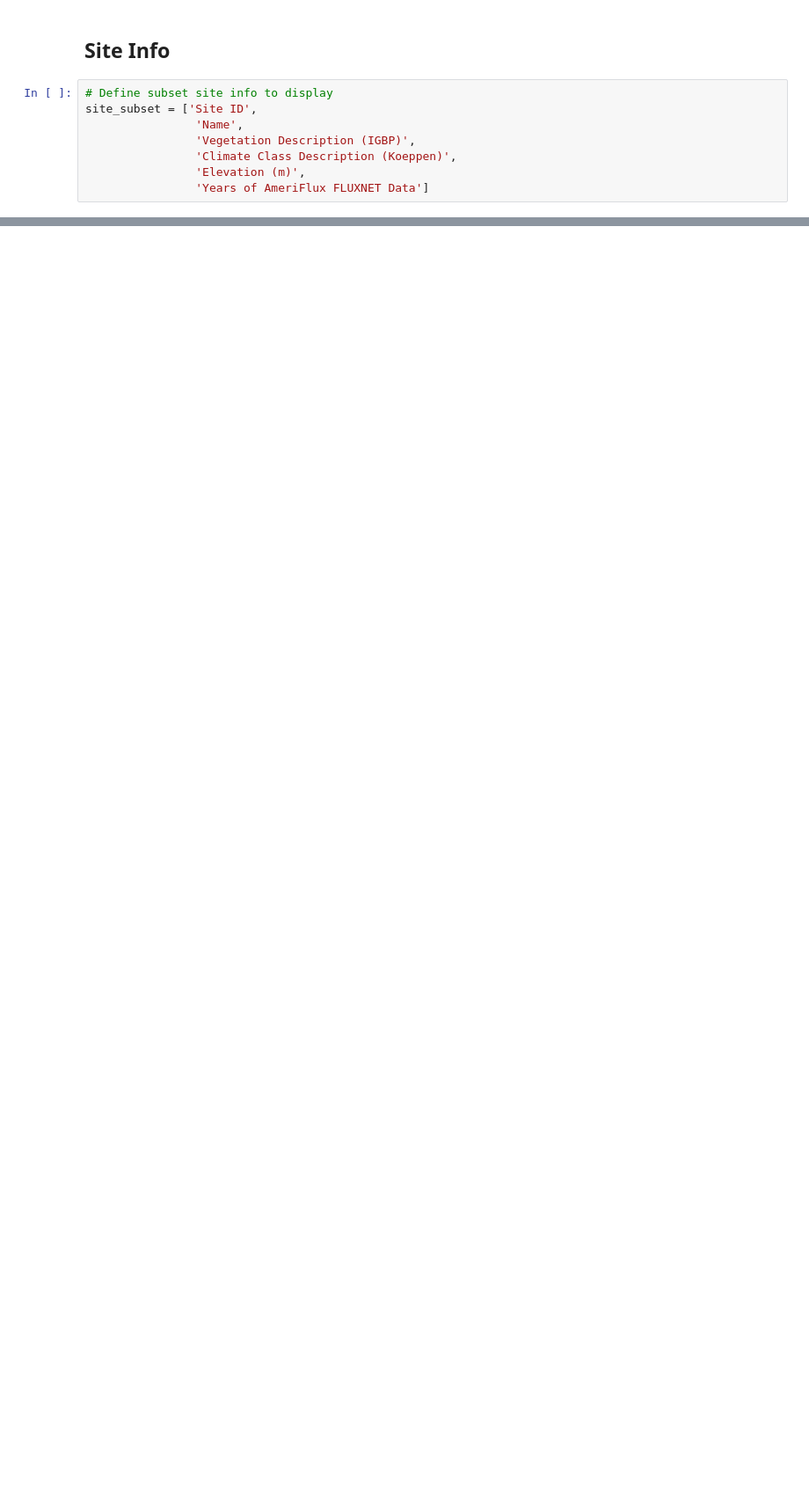
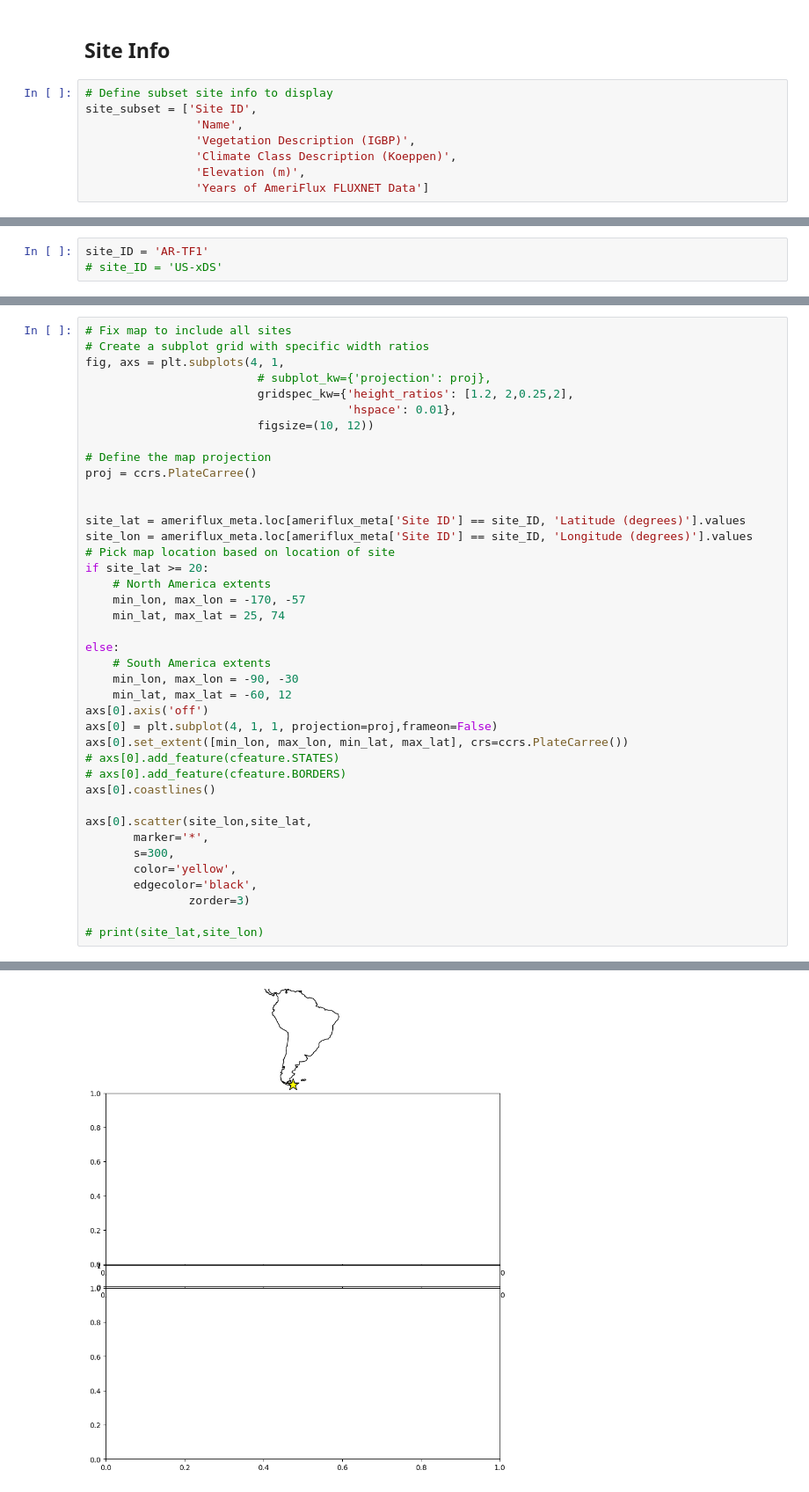
Before and after one commit to hannahzafar/FLUXNET-Model-comparison, a Jupyter notebook: Exploration-notebook.ipynb, the cells around one changed output, grey strips where cells are left out. Shown at 88% size. Drawn from its saved outputs; the diff is of its cells as text; blank space fills up the shorter version.

```diff
--- a/Exploration-notebook.ipynb
+++ b/Exploration-notebook.ipynb
@@ -310,0 +313,3 @@ Text(0.5, 0.9, 'US-Ne1')
+# %%
+site_ID = 'AR-TF1'
+# site_ID = 'US-xDS'
@@ -310,0 +323,41 @@ Text(0.5, 0.9, 'US-Ne1')
+# %%
+# Fix map to include all sites
+# Create a subplot grid with specific width ratios
+fig, axs = plt.subplots(4, 1,
+                         # subplot_kw={'projection': proj},
+                         gridspec_kw={'height_ratios': [1.2, 2,0.25,2],
+                                      'hspace': 0.01},
+                         figsize=(10, 12))
+
+# Define the map projection
+proj = ccrs.PlateCarree()
+
+
+site_lat = ameriflux_meta.loc[ameriflux_meta['Site ID'] == site_ID, 'Latitude (degrees)'].values
+site_lon = ameriflux_meta.loc[ameriflux_meta['Site ID'] == site_ID, 'Longitude (degrees)'].values
+# Pick map location based on location of site
+if site_lat >= 20:
+    # North America extents
+    min_lon, max_lon = -170, -57
+    min_lat, max_lat = 25, 74
+
+else:
+    # South America extents
+    min_lon, max_lon = -90, -30
+    min_lat, max_lat = -60, 12
+axs[0].axis('off')
+axs[0] = plt.subplot(4, 1, 1, projection=proj,frameon=False)
+axs[0].set_extent([min_lon, max_lon, min_lat, max_lat], crs=ccrs.PlateCarree())
+# axs[0].add_feature(cfeature.STATES)
+# axs[0].add_feature(cfeature.BORDERS)
+axs[0].coastlines()
+
+axs[0].scatter(site_lon,site_lat,
+       marker='*',
+       s=300,
+       color='yellow',
+       edgecolor='black',
+               zorder=3)
+
+# print(site_lat,site_lon)
+# %% [output]
@@ -310,0 +365 @@ Text(0.5, 0.9, 'US-Ne1')
+[figure, added]
```
Also changed, not shown: parts of 3 cells of this notebook.
